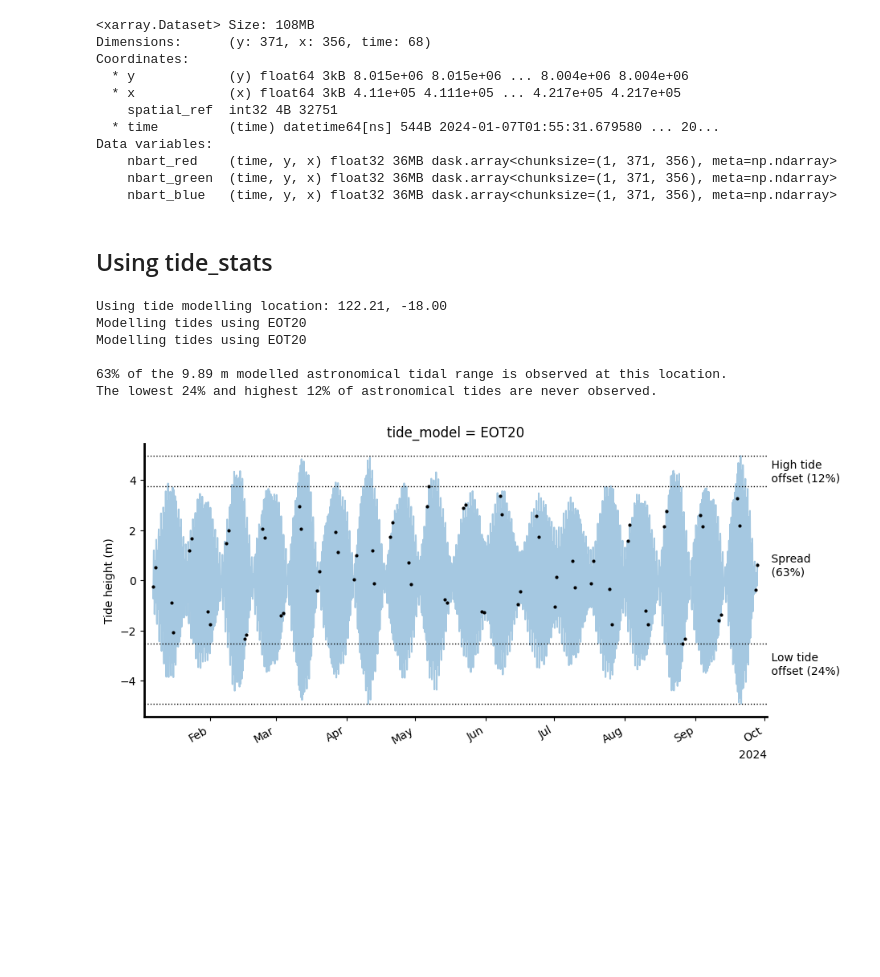
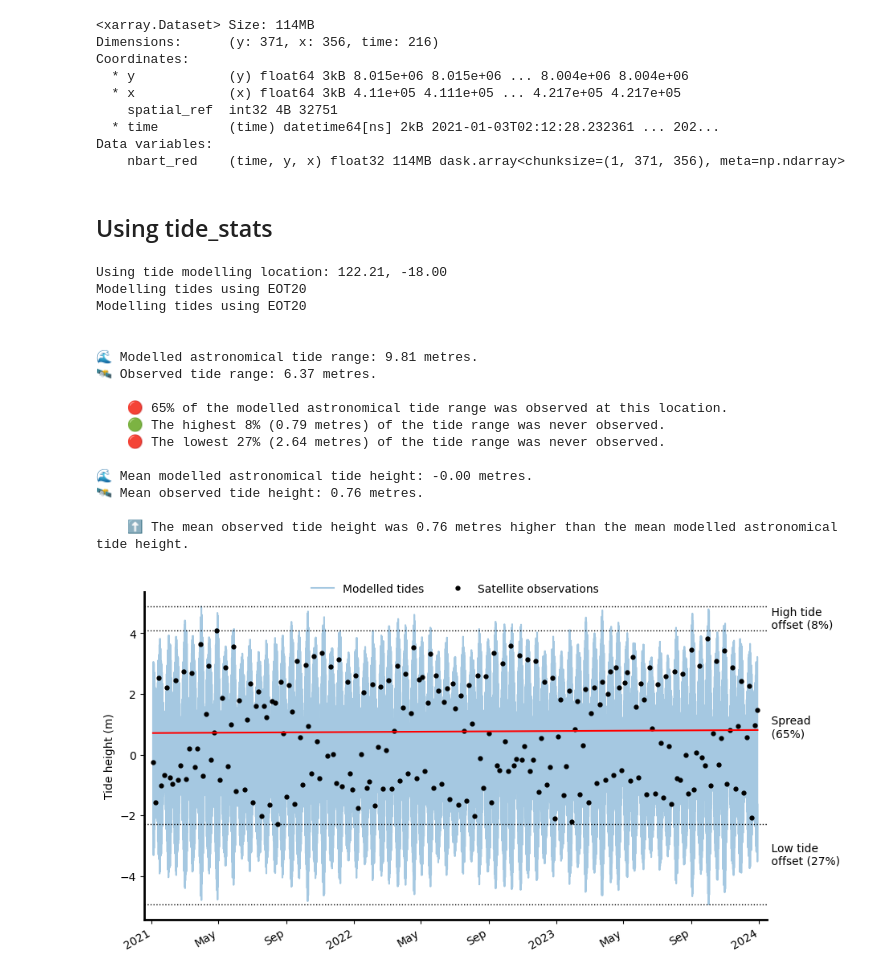
Before and after one commit to GeoscienceAustralia/eo-tides, a Jupyter notebook: docs/notebooks/Tide_statistics.ipynb, the cells around one changed output. Cells and saved outputs as stored; diff of their text form; code cells hidden in the pictures; blank space fills up the shorter version.

Commit message:
Update tide bias notebook

```diff
--- a/docs/notebooks/Tide_statistics.ipynb
+++ b/docs/notebooks/Tide_statistics.ipynb
@@ -19,14 +53,14 @@ odc.stac.configure_rio(
 bbox = [122.160, -18.05, 122.260, -17.95]
 query = catalog.search(
     bbox=bbox,
-    collections=["ga_ls8c_ard_3", "ga_ls9c_ard_3"],
-    datetime="2024-01-01/2024-12-31",
+    collections=["ga_s2am_ard_3", "ga_s2bm_ard_3"],
+    datetime="2021/2023",
 )
 
 # Load data into xarray format
-ds = odc.stac.load(
+ds_s2 = odc.stac.load(
     items=list(query.items()),
-    bands=["nbart_red", "nbart_green", "nbart_blue"],
+    bands=["nbart_red"],
     crs="utm",
     resolution=30,
     groupby="solar_day",
@@ -35,33 +69,41 @@ ds = odc.stac.load(
     chunks={},
 )
 
-print(ds)
+print(ds_s2)
 # %% [output]
-<xarray.Dataset> Size: 108MB
-Dimensions:      (y: 371, x: 356, time: 68)
+<xarray.Dataset> Size: 114MB
+Dimensions:      (y: 371, x: 356, time: 216)
 Coordinates:
   * y            (y) float64 3kB 8.015e+06 8.015e+06 ... 8.004e+06 8.004e+06
   * x            (x) float64 3kB 4.11e+05 4.111e+05 ... 4.217e+05 4.217e+05
     spatial_ref  int32 4B 32751
-  * time         (time) datetime64[ns] 544B 2024-01-07T01:55:31.679580 ... 20...
+  * time         (time) datetime64[ns] 2kB 2021-01-03T02:12:28.232361 ... 202...
 Data variables:
-    nbart_red    (time, y, x) float32 36MB dask.array<chunksize=(1, 371, 356), meta=np.ndarray>
-    nbart_green  (time, y, x) float32 36MB dask.array<chunksize=(1, 371, 356), meta=np.ndarray>
-    nbart_blue   (time, y, x) float32 36MB dask.array<chunksize=(1, 371, 356), meta=np.ndarray>
+    nbart_red    (time, y, x) float32 114MB dask.array<chunksize=(1, 371, 356), meta=np.ndarray>
 # %% [markdown]
 ## Using tide_stats
 # %%
 from eo_tides.stats import tide_stats
 
 statistics_df = tide_stats(
-    ds,
+    ds_s2,
     directory="../../tests/data/tide_models",
 )
 # %% [output]
 Using tide modelling location: 122.21, -18.00
 Modelling tides using EOT20
 Modelling tides using EOT20
 
-63% of the 9.89 m modelled astronomical tidal range is observed at this location.
-The lowest 24% and highest 12% of astronomical tides are never observed.
+
+🌊 Modelled astronomical tide range: 9.81 metres.
+🛰️ Observed tide range: 6.37 metres.
+
+    🔴 65% of the modelled astronomical tide range was observed at this location.
+    🟢 The highest 8% (0.79 metres) of the tide range was never observed.
+    🔴 The lowest 27% (2.64 metres) of the tide range was never observed.
+
+🌊 Mean modelled astronomical tide height: -0.00 metres.
+🛰️ Mean observed tide height: 0.76 metres.
+
+    ⬆️ The mean observed tide height was 0.76 metres higher than the mean modelled astronomical tide height.
-[figure, old version]
+[figure, new version]
```
Also changed, not shown: parts of 10 cells of this notebook, 7 other files.
